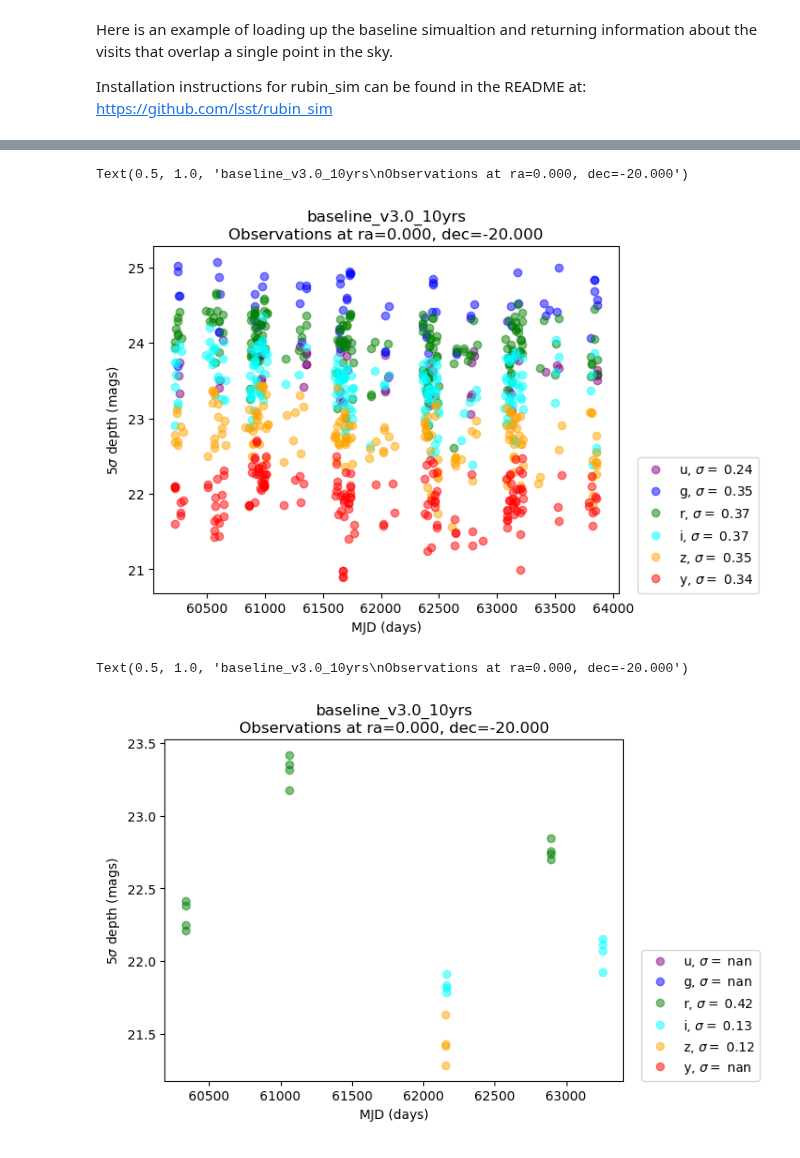
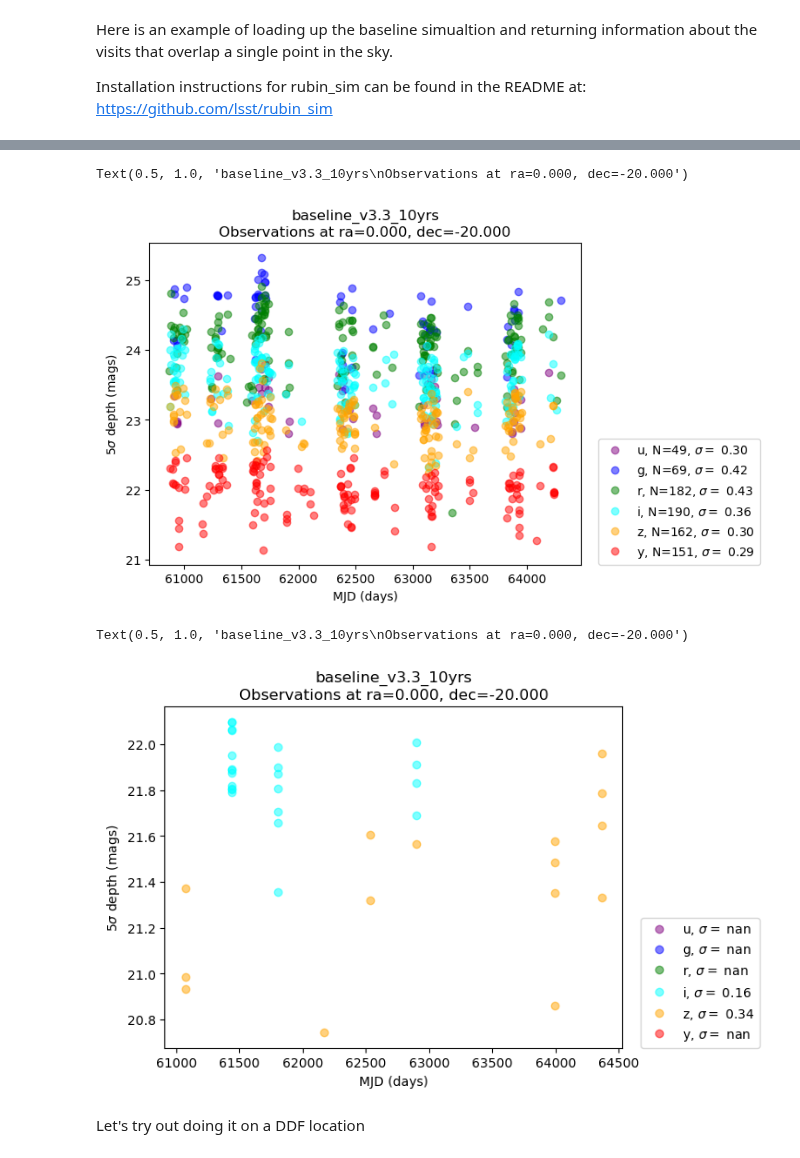
Before and after one commit to yoachim/23_Scratch, a Jupyter notebook: maf_quickstart/Getting_started_on_a_single_point.ipynb, the cells around one changed output, grey strips where cells are left out. Drawn from its saved outputs; the diff is of its cells as text; code cells hidden in the pictures.

```diff
--- a/maf_quickstart/Getting_started_on_a_single_point.ipynb
+++ b/maf_quickstart/Getting_started_on_a_single_point.ipynb
@@ -81,31 +81,31 @@ Text(0.5, 1.0, 'baseline_v3.0_10yrs\nObservations at ra=0.000, dec=-20.000')
 # %%
 # Note there are some odd low-depth outliers. Those are probably the 1x15s
 # twilight time exposures. let's try filtering those out
 
 data_slice = bundle_list[0].metric_values[0]
 
 # crop off short exposure times
 data_slice = data_slice[np.where(data_slice["visitExposureTime"] > 25.)]
 
 # Let's plot up what the 5-sigma depth looks like
 plt.figure()
 # Give each filter it's own color
 f2c = {'u': 'purple', 'g': 'blue', 'r': 'green',
        'i': 'cyan', 'z': 'orange', 'y': 'red'}
 for fn in f2c:
     in_filt = np.where(data_slice['filter'] == fn)[0]
     plt.plot(data_slice['observationStartMJD'][in_filt],
              data_slice['fiveSigmaDepth'][in_filt], 'o',
              color=f2c[fn],
-             label=fn+r', $\sigma=$ %.2f' % (np.std(data_slice['fiveSigmaDepth'][in_filt])),
+             label=fn+r', N=%i, $\sigma=$ %.2f' % (np.size(in_filt), np.std(data_slice['fiveSigmaDepth'][in_filt])),
              alpha=0.5)
 plt.xlabel('MJD (days)')
 plt.ylabel(r'5$\sigma$ depth (mags)')
 plt.legend(loc=(1.04,0))
 plt.title('%s\nObservations at ra=%.3f, dec=%.3f' % (name, ra[0],dec[0]))
 # %% [output]
-Text(0.5, 1.0, 'baseline_v3.0_10yrs\nObservations at ra=0.000, dec=-20.000')
+Text(0.5, 1.0, 'baseline_v3.3_10yrs\nObservations at ra=0.000, dec=-20.000')
-[figure, old version]
+[figure, new version]
 # %%
 # and now looking only at short exposure times
 
@@ -131,5 +131,7 @@ plt.ylabel(r'5$\sigma$ depth (mags)')
 plt.legend(loc=(1.04,0))
 plt.title('%s\nObservations at ra=%.3f, dec=%.3f' % (name, ra[0],dec[0]))
 # %% [output]
-Text(0.5, 1.0, 'baseline_v3.0_10yrs\nObservations at ra=0.000, dec=-20.000')
+Text(0.5, 1.0, 'baseline_v3.3_10yrs\nObservations at ra=0.000, dec=-20.000')
-[figure, old version]
+[figure, new version]
+# %% [markdown]
+Let's try out doing it on a DDF location
```
Also changed, not shown: parts of 5 cells of this notebook.
